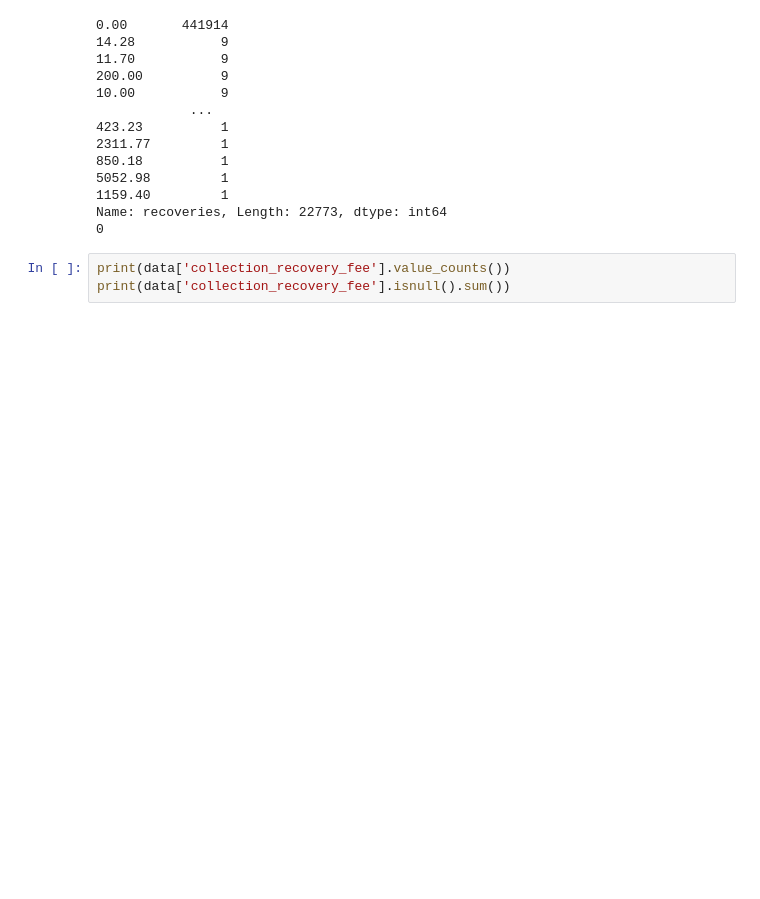
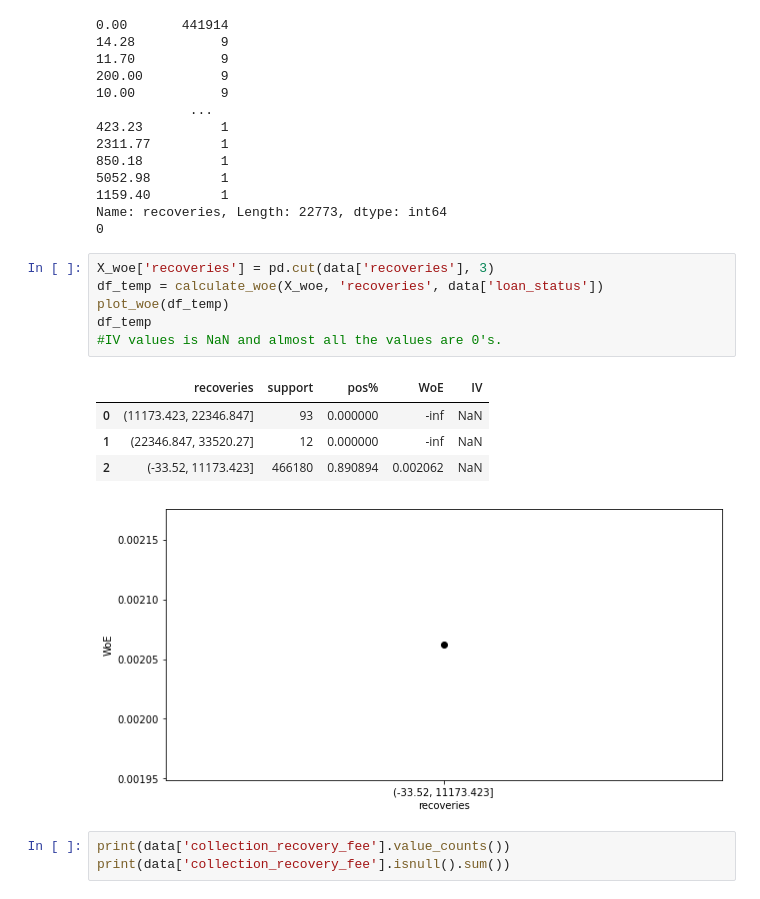
Before and after one commit to Ach113/Loan-Approval-Scoring-System, a Jupyter notebook: LoanApprovalScoring.ipynb, the cells around one changed output. Drawn from its saved outputs; the diff is of its cells as text; blank space fills up the shorter version.

Commit message:
checking IV values and ignoring columns

```diff
--- a/LoanApprovalScoring.ipynb
+++ b/LoanApprovalScoring.ipynb
@@ -1060,6 +1060,18 @@ print(data['recoveries'].isnull().sum())
 1159.40         1
 Name: recoveries, Length: 22773, dtype: int64
 0
+# %%
+X_woe['recoveries'] = pd.cut(data['recoveries'], 3)
+df_temp = calculate_woe(X_woe, 'recoveries', data['loan_status'])
+plot_woe(df_temp)
+df_temp
+#IV values is NaN and almost all the values are 0's.
+# %% [output]
+|  | recoveries | support | pos% | WoE | IV |
+| 0 | (11173.423, 22346.847] | 93 | 0.000000 | -inf | NaN |
+| 1 | (22346.847, 33520.27] | 12 | 0.000000 | -inf | NaN |
+| 2 | (-33.52, 11173.423] | 466180 | 0.890894 | 0.002062 | NaN |
+[figure, added]
 # %%
 print(data['collection_recovery_fee'].value_counts())
 print(data['collection_recovery_fee'].isnull().sum())
```
Also changed, not shown: parts of 22 cells of this notebook.
